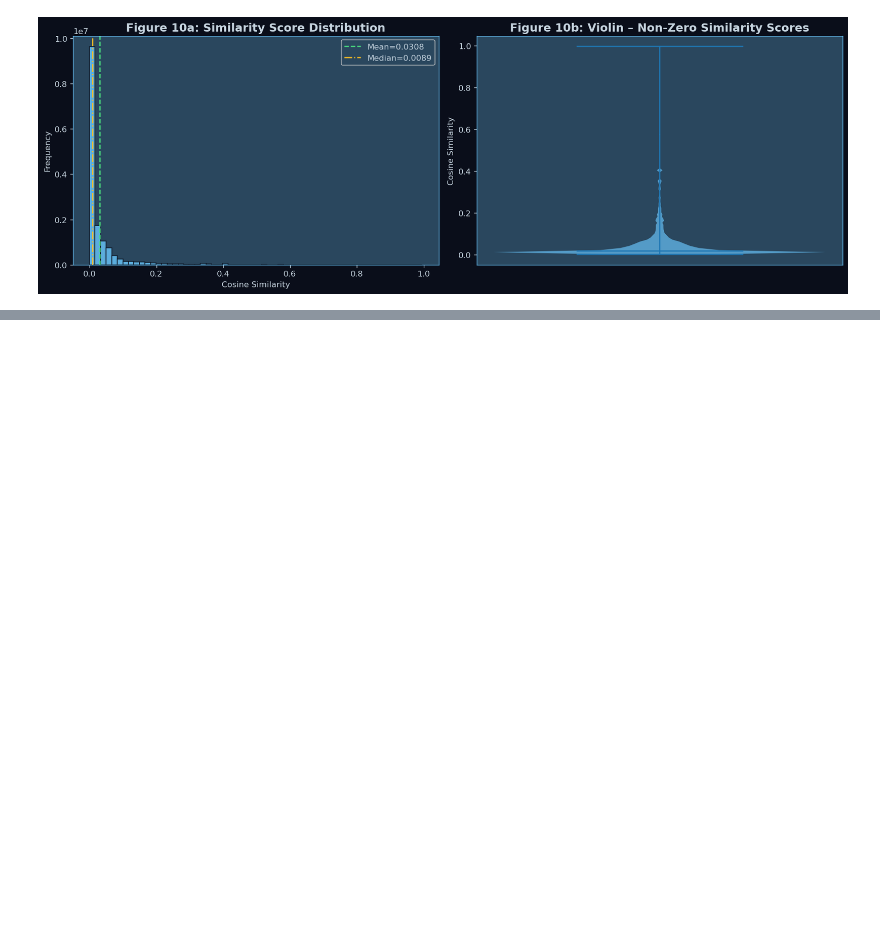
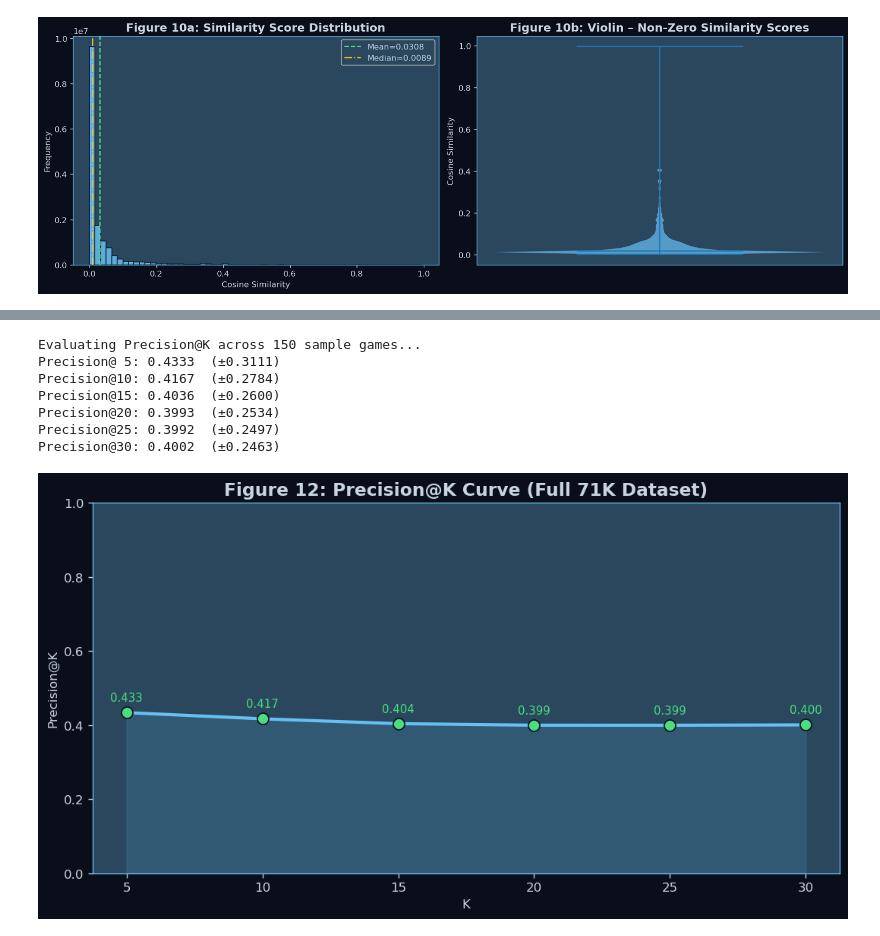
Before and after one commit to keshabbhattarai126/GamesRecommendationOnSteam, a Jupyter notebook: steam_game_recommender.ipynb, the cells around one changed output, grey strips where cells are left out. Drawn from its saved outputs; the diff is of its cells as text; code cells hidden in the pictures; blank space fills up the shorter version.

Commit message:
Precision@K

```diff
--- a/steam_game_recommender.ipynb
+++ b/steam_game_recommender.ipynb
@@ -487,0 +515,45 @@ Max:     0.99591
+# %%
+# ── Figure 12: Precision@K ──
+def precision_at_k(query_idx, k, df):
+    query_rating = df.iloc[query_idx]['rating']
+    vec      = tfidf_matrix[query_idx]
+    scores   = cosine_similarity(vec, tfidf_matrix).flatten()
+    scores[query_idx] = -1
+    top_k    = scores.argsort()[::-1][:k]
+    relevant = sum(1 for i in top_k if df.iloc[i]['rating'] == query_rating)
+    return relevant / k
+
+print('Evaluating Precision@K across 150 sample games...')
+test_idx = np.random.choice(len(games), 150, replace=False)
+k_values = [5, 10, 15, 20, 25, 30]
+prec     = {}
+
+for k in k_values:
+    scores = [precision_at_k(idx, k, games) for idx in test_idx]
+    prec[k] = np.mean(scores)
+    print(f'Precision@{k:2d}: {np.mean(scores):.4f}  (±{np.std(scores):.4f})')
+
+fig, ax = plt.subplots(figsize=(9,5))
+ax.plot(list(prec.keys()), list(prec.values()),
+        marker='o', color=STEAM_BLUE, linewidth=2.5, markersize=9,
+        markerfacecolor=STEAM_GREEN, markeredgecolor=STEAM_DARK)
+ax.fill_between(list(prec.keys()), list(prec.values()), alpha=0.15, color=STEAM_BLUE)
+ax.set_title('Figure 12: Precision@K Curve (Full 71K Dataset)')
+ax.set_xlabel('K')
+ax.set_ylabel('Precision@K')
+ax.set_ylim(0, 1)
+for k, p in prec.items():
+    ax.annotate(f'{p:.3f}', (k, p), textcoords='offset points',
+                xytext=(0,9), ha='center', fontsize=9, color=STEAM_GREEN)
+plt.tight_layout()
+plt.savefig('fig12_precision_at_k.png', bbox_inches='tight')
+plt.show()
+# %% [output]
+Evaluating Precision@K across 150 sample games...
+Precision@ 5: 0.4333  (±0.3111)
+Precision@10: 0.4167  (±0.2784)
+Precision@15: 0.4036  (±0.2600)
+Precision@20: 0.3993  (±0.2534)
+Precision@25: 0.3992  (±0.2497)
+Precision@30: 0.4002  (±0.2463)
+[figure, added]
```
Also changed, not shown: parts of 1 cell of this notebook.
